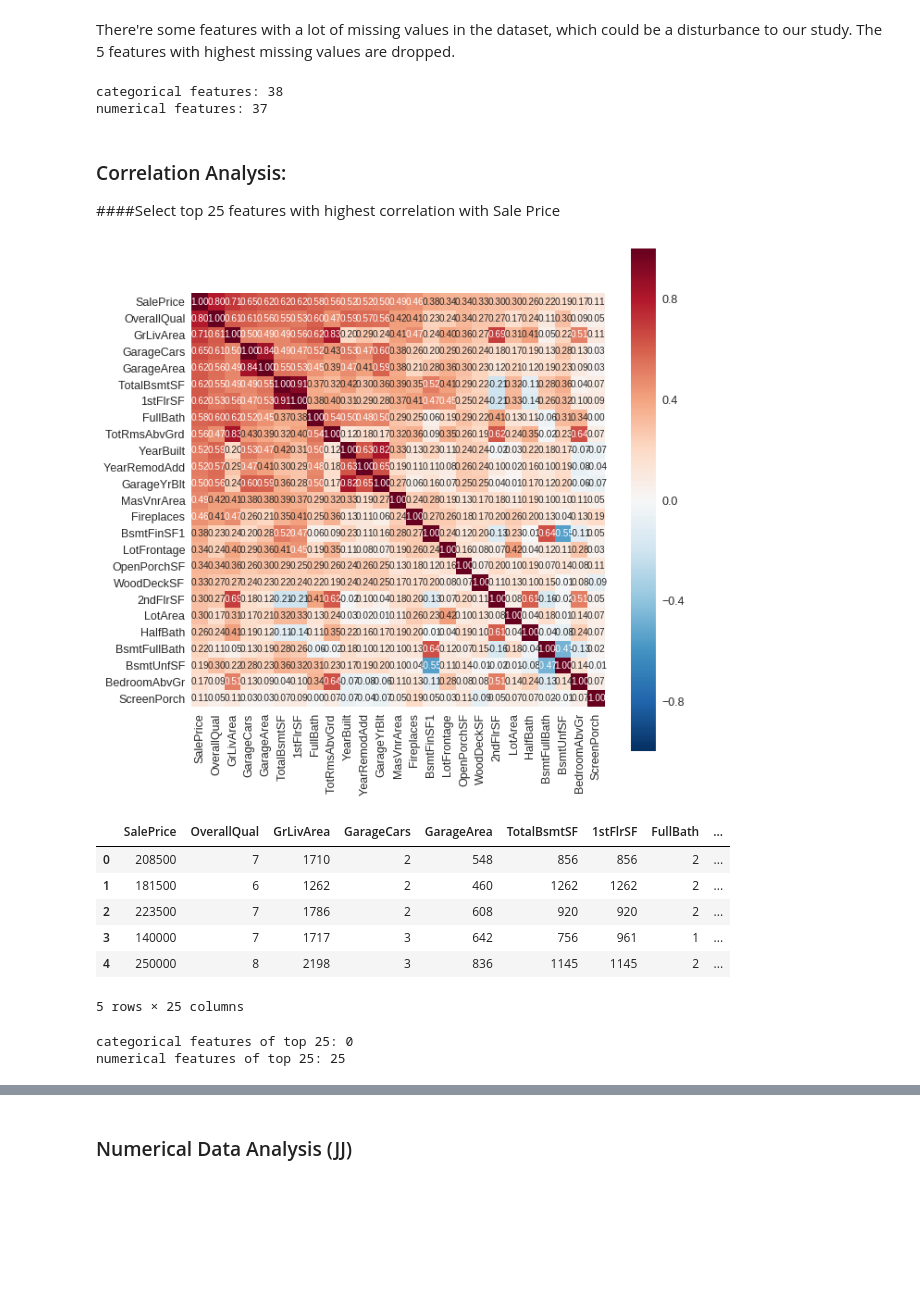
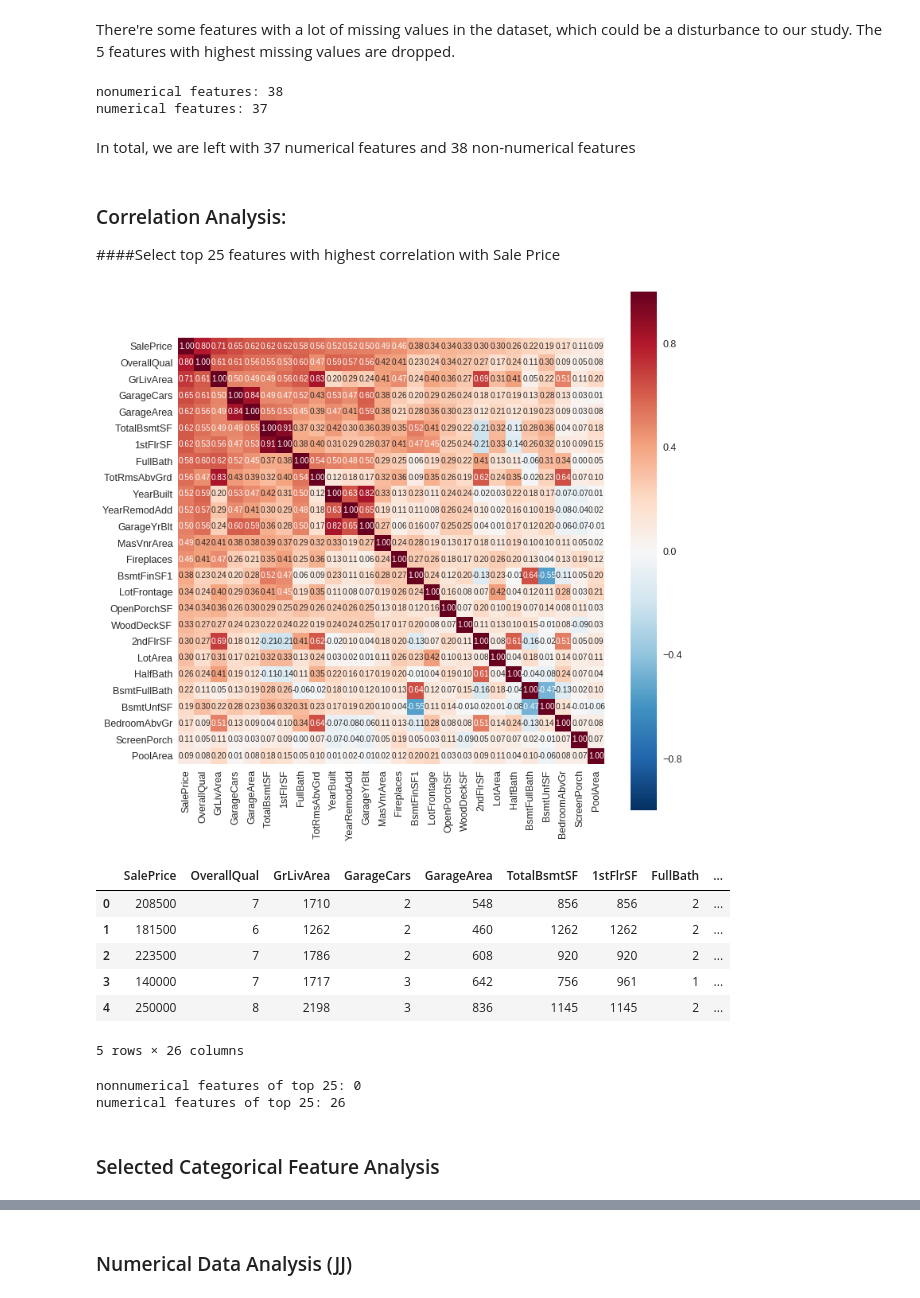
Before and after one commit to jjpeh/W207, a Jupyter notebook: W207_Home_Price_Prediction.ipynb, the cells around one changed output, grey strips where cells are left out. Drawn from its saved outputs; the diff is of its cells as text; code cells hidden in the pictures; blank space fills up the shorter version.

```diff
--- a/W207_Home_Price_Prediction.ipynb
+++ b/W207_Home_Price_Prediction.ipynb
@@ -115,33 +117,35 @@ There're some features with a lot of missing values in the dataset, which could
 # Drop features with much null values in the dataframe
 train_df.drop(null_features_to_drop, axis = 1, inplace = True)
 # %%
-# split categorical and numerical features
+# split nonnumerical and numerical features
 cat_features = train_df.select_dtypes(include=['object'])
 #cat_features.head()
 num_features = train_df.select_dtypes(exclude=['object'])
 #num_features.head()
-print("categorical features:", len(cat_features.columns))
+print("nonumerical features:", len(cat_features.columns))
 print("numerical features:", len(num_features.columns))
 # %% [output]
-categorical features: 38
+nonumerical features: 38
 numerical features: 37
+# %% [markdown]
+In total, we are left with 37 numerical features and 38 non-numerical features
 # %% [markdown]
 ### Correlation Analysis:
 ####Select top 25 features with highest correlation with Sale Price
 # %%
 # Top 25 Heatmap
-k = 25 #number of variables for heatmap
+k = 26 #number of variables for heatmap
 #drop null values for correlation calculation
 train_df_nonull = train_df.dropna()
 corrmat = train_df_nonull.corr()
 hi_cols = corrmat.nlargest(k, 'SalePrice')['SalePrice'].index
 cm = np.corrcoef(train_df_nonull[hi_cols].values.T)
 sns.set(font_scale=1.25)
-fig, ax = plt.subplots(figsize=(10,10))
+fig, ax = plt.subplots(figsize=(12,12))
 hm = sns.heatmap(cm, cbar=True, annot=True, square=True, fmt='.2f', annot_kws={'size': 10}, yticklabels=hi_cols.values, xticklabels=hi_cols.values, ax = ax)
 plt.show()
 # %% [output]
-[figure, old version]
+[figure, new version]
 # %%
 # assign top 25 features that correlates to Sales Price in new dataframe
 #top25_df = train_df[hi_cols[1:]]   # slice out SalePrice as it's outcome variable
@@ -154,15 +158,17 @@ top25_df.head()
 | 2 | 223500 | 7 | 1786 | 2 | 608 | 920 | 920 | 2 | ... |
 | 3 | 140000 | 7 | 1717 | 3 | 642 | 756 | 961 | 1 | ... |
 | 4 | 250000 | 8 | 2198 | 3 | 836 | 1145 | 1145 | 2 | ... |
-5 rows × 25 columns
+5 rows × 26 columns
 # %%
 # split categorical and numerical features AGAIN
 cat_features2 = top25_df.select_dtypes(include=['object'])
 #cat_features2.head()
 num_features2 = top25_df.select_dtypes(exclude=['object'])
 #num_features2.head()
-print("categorical features of top 25:", len(cat_features2.columns))
+print("nonnumerical features of top 25:", len(cat_features2.columns))
 print("numerical features of top 25:", len(num_features2.columns))
 # %% [output]
-categorical features of top 25: 0
-numerical features of top 25: 25
+nonnumerical features of top 25: 0
+numerical features of top 25: 26
+# %% [markdown]
+### Selected Categorical Feature Analysis
```
Also changed, not shown: parts of 34 cells of this notebook.
